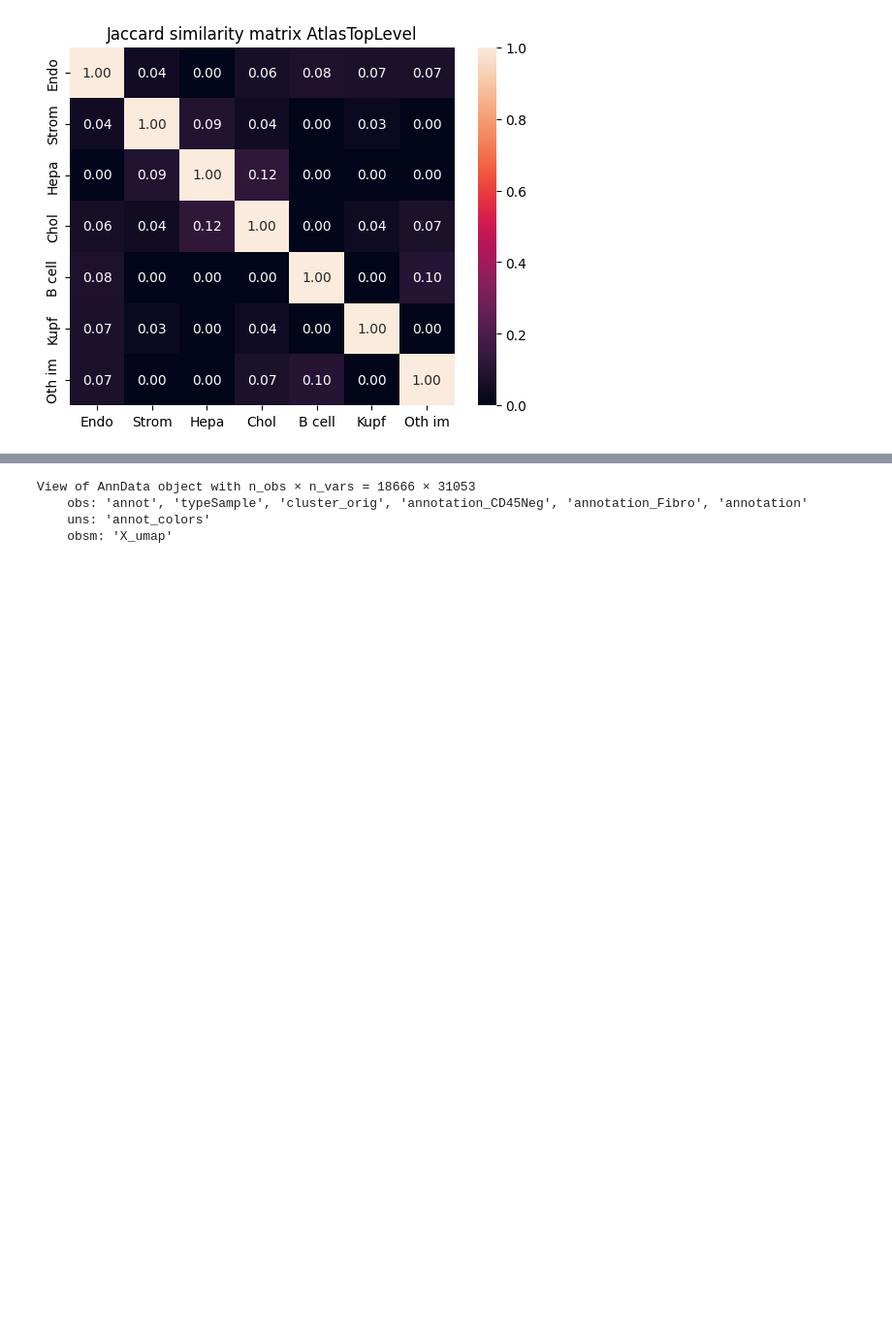
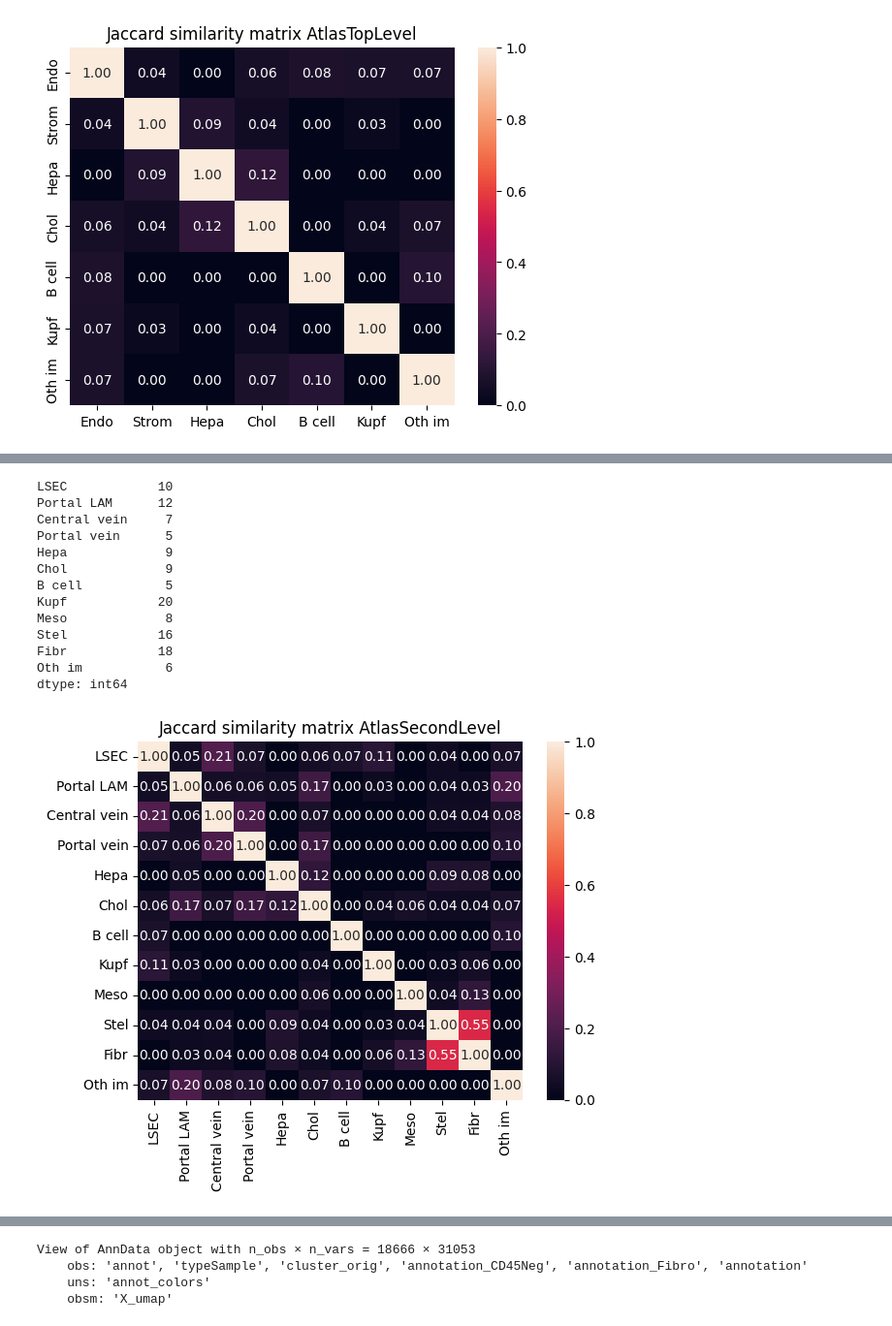
Before and after one commit to WoutVanhenden/Thesis, a Jupyter notebook: markers_annotation.ipynb, the cells around one changed output, grey strips where cells are left out. Shown at 97% size. Cells and saved outputs as stored; diff of their text form; code cells hidden in the pictures; blank space fills up the shorter version.

```diff
--- a/markers_annotation.ipynb
+++ b/markers_annotation.ipynb
@@ -286,7 +286,7 @@ def add_markers_and_scores_to_dict(dictionary,dict_scores,cell_type, sheet_name,
     for gene in markers:
         if gene not in dictionary[cell_type]:
             dictionary[cell_type].append(gene)
-    scores = pd.read_excel(path, sheet_name=sheet_name, index_col=18)
+    scores = pd.read_excel(path_mg, sheet_name=sheet_name, index_col=18)
     scores = scores.index.to_list()
     scores_log = []
     for score in scores:
@@ -371,0 +372,57 @@ dtype: float64
+# %%
+# create marker gene list based on the atlas files with scores in the 'forLotte' directory
+# Second level (12 cell types)
+cell_types = ['LSEC','Portal LAM','Central vein','Portal vein','Hepa','Chol','B cell','Kupf','Meso','Stel','Fibr','Oth im']
+dict_ct_markers = {}
+dict_ct_marker_score = {}
+for cell_type in cell_types:
+    dict_ct_markers[cell_type] = []
+    dict_ct_marker_score[cell_type] = {}
+path_mg_all = '/home/wout/Documents/Thesis_lokaal/Mouse_Liver_Resolve_Data/LiverMarkerGenes/forLotte/markers_mouseStStAll.xlsx'
+add_markers_and_scores_to_dict(dict_ct_markers,dict_ct_marker_score,'Hepa','cl2', path_mg_all)
+add_markers_and_scores_to_dict(dict_ct_markers,dict_ct_marker_score,'Chol','cl3', path_mg_all)
+add_markers_and_scores_to_dict(dict_ct_markers,dict_ct_marker_score,'B cell','cl14', path_mg_all)
+add_markers_and_scores_to_dict(dict_ct_markers,dict_ct_marker_score,'Kupf','cl16', path_mg_all)
+path_mg_CD45neg = '/home/wout/Documents/Thesis_lokaal/Mouse_Liver_Resolve_Data/LiverMarkerGenes/forLotte/markers_mouseStStCD45neg.xlsx'
+add_markers_and_scores_to_dict(dict_ct_markers,dict_ct_marker_score,'Meso','cl8', path_mg_CD45neg)
+add_markers_and_scores_to_dict(dict_ct_markers,dict_ct_marker_score,'Fibr','cl7', path_mg_CD45neg)
+add_markers_and_scores_to_dict(dict_ct_markers,dict_ct_marker_score,'Stel','cl6', path_mg_CD45neg)
+add_markers_and_scores_to_dict(dict_ct_markers,dict_ct_marker_score,'Portal vein','cl1', path_mg_CD45neg)
+add_markers_and_scores_to_dict(dict_ct_markers,dict_ct_marker_score,'Central vein','cl3', path_mg_CD45neg)
+add_markers_and_scores_to_dict(dict_ct_markers,dict_ct_marker_score,'LSEC','cl2', path_mg_CD45neg)
+path_mg_Myeloid = '/home/wout/Documents/Thesis_lokaal/Mouse_Liver_Resolve_Data/LiverMarkerGenes/forLotte/markers_mouseStStMyeloid.xlsx'
+add_markers_and_scores_to_dict(dict_ct_markers,dict_ct_marker_score,'Portal LAM','cl4', path_mg_Myeloid)
+# manually add other immune cell markers
+oth_im_genes = ['Cd9','Itgb7','Spn','Itgax','Flt3','Ccr2']
+for gene in oth_im_genes:
+    dict_ct_markers['Oth im'].append(gene)
+# get all unique values in dictionary
+unique_values = []
+for key in dict_ct_markers:
+    for value in dict_ct_markers[key]:
+        if value not in unique_values:
+            unique_values.append(value)
+genes_overlap = list(set(genes) & set(unique_values))
+df_second_level_atlas = pd.DataFrame(index=genes_overlap, columns=cell_types)
+df_second_level_atlas = df_second_level_atlas.fillna(0)
+for key in dict_ct_markers:
+    key_overlap_genes = list(set(dict_ct_markers[key]) & set(genes_overlap))
+    df_second_level_atlas.loc[key_overlap_genes,key] = 1
+df_second_level_atlas = df_second_level_atlas.sort_index()
+df_second_level_atlas.to_csv("/home/wout/Documents/Thesis_lokaal/Mouse_Liver_Resolve_Data/AtlasSecondLevel.csv")
+nr_markers_df_second_level_atlas = Jaccard_similarity_matrix("/home/wout/Documents/Thesis_lokaal/Mouse_Liver_Resolve_Data/AtlasSecondLevel.csv",'AtlasSecondLevel')
+# %% [output]
+LSEC            10
+Portal LAM      12
+Central vein     7
+Portal vein      5
+Hepa             9
+Chol             9
+B cell           5
+Kupf            20
+Meso             8
+Stel            16
+Fibr            18
+Oth im           6
+dtype: int64
+[figure, added]
```
Also changed, not shown: parts of 2 cells of this notebook, 1 other file.
